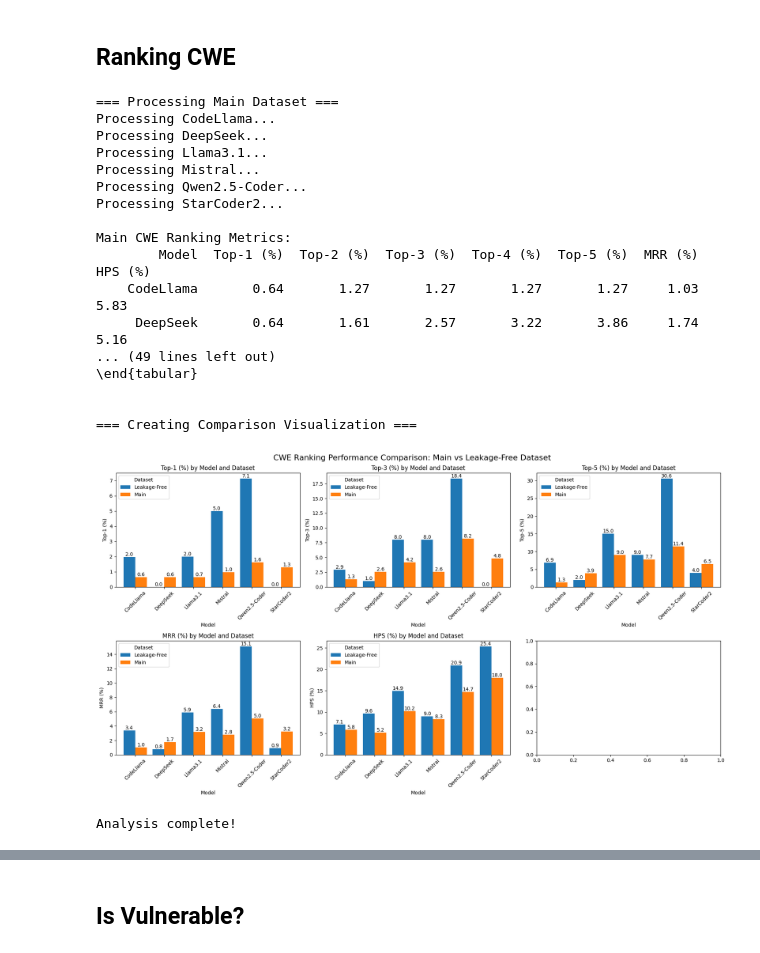
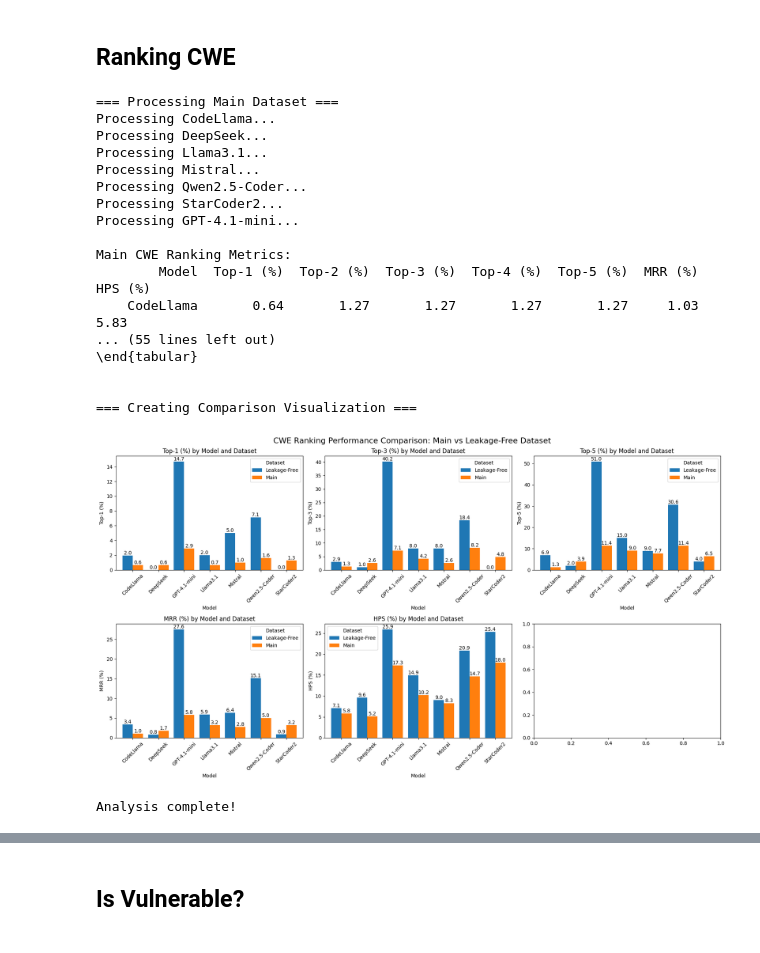
Before and after one commit to Erroristotle/LLMKernelBench, a Jupyter notebook: evaluate.ipynb, the cells around one changed output, grey strips where cells are left out. Drawn from its saved outputs; the diff is of its cells as text; code cells hidden in the pictures.

```diff
--- a/evaluate.ipynb
+++ b/evaluate.ipynb
@@ -97,7 +97,7 @@ from datetime import datetime
 
 def load_cwe_hierarchy():
     try:
-        with open('/home/azibaeir/Research/VulnLLMEval-SANER/cwe_hierarchy.json', 'r') as f:
+        with open('./cwe_hierarchy.json', 'r') as f:
             return json.load(f)
     except FileNotFoundError:
         print("Error: CWE hierarchy file not found")
@@ -234,7 +234,7 @@ print("CWE PILLAR CLASSIFICATION ANALYSIS")
 print("="*80)
 
 pillar_counts, vulnerability_classifications, unmapped_cwes, unclassified_vulnerabilities = classify_database_by_cwe_pillars(
-    '/home/azibaeir/Research/VulnLLMEval-SANER/data/database.sqlite'
+    './data/database.sqlite'
 )
 
 # Calculate statistics
@@ -599,7 +580,7 @@ import matplotlib.pyplot as plt
 def load_cwe_hierarchy():
     """Load CWE hierarchy from JSON file."""
     try:
-        with open('/home/azibaeir/Research/VulnLLMEval-SANER/cwe_hierarchy.json', 'r') as f:
+        with open('./cwe_hierarchy.json', 'r') as f:
             return json.load(f)
     except FileNotFoundError:
         print("Warning: CWE hierarchy file not found. HPS scores will not be calculated.")
@@ -827,22 +808,24 @@ def process_database(db_file, llm_name):
 
 # Define main dataset model files
 main_model_files = {
-    'CodeLlama': '/home/azibaeir/Research/VulnLLMEval-SANER/output/database_codellama_database.sqlite',
-    'DeepSeek': '/home/azibaeir/Research/VulnLLMEval-SANER/output/database_deepseek_database.sqlite',
-    'Llama3.1': '/home/azibaeir/Research/VulnLLMEval-SANER/output/database_llama_database.sqlite',
-    'Mistral': '/home/azibaeir/Research/VulnLLMEval-SANER/output/database_mistral_database.sqlite',
-    'Qwen2.5-Coder': '/home/azibaeir/Research/VulnLLMEval-SANER/output/database_qwen3_coder_database.sqlite',
-    'StarCoder2': '/home/azibaeir/Research/VulnLLMEval-SANER/output/database_starcoder_database.sqlite'
+    'CodeLlama': './output/database_codellama_database.sqlite',
+    'DeepSeek': './output/database_deepseek_database.sqlite',
+    'Llama3.1': './output/database_llama_database.sqlite',
+    'Mistral': './output/database_mistral_database.sqlite',
+    'Qwen2.5-Coder': './output/database_qwen3_coder_database.sqlite',
+    'StarCoder2': './output/database_starcoder_database.sqlite',
+    "GPT-4.1-mini": './output/database_gpt-4.1_database.sqlite'
 }
 
 # Define leakage-free dataset model files
 leakagefree_model_files = {
-    'CodeLlama': '/home/azibaeir/Research/VulnLLMEval-SANER/output/leakagefree/database_codellama_database_leakagefree.sqlite',
-    'DeepSeek': '/home/azibaeir/Research/VulnLLMEval-SANER/output/leakagefree/database_deepseek_database_leakagefree.sqlite',
-    'Llama3.1': '/home/azibaeir/Research/VulnLLMEval-SANER/output/leakagefree/database_llama_database_leakagefree.sqlite',
-    'Mistral': '/home/azibaeir/Research/VulnLLMEval-SANER/output/leakagefree/database_mistral_database_leakagefree.sqlite',
-    'Qwen2.5-Coder': '/home/azibaeir/Research/VulnLLMEval-SANER/output/leakagefree/database_qwen3_coder_database_leakagefree.sqlite',
-    'StarCoder2': '/home/azibaeir/Research/VulnLLMEval-SANER/output/leakagefree/database_starcoder_database_leakagefree.sqlite'
+    'CodeLlama': './output/leakagefree/database_codellama_database_leakagefree.sqlite',
+    'DeepSeek': './output/leakagefree/database_deepseek_database_leakagefree.sqlite',
+    'Llama3.1': './output/leakagefree/database_llama_database_leakagefree.sqlite',
+    'Mistral': './output/leakagefree/database_mistral_database_leakagefree.sqlite',
+    'Qwen2.5-Coder': './output/leakagefree/database_qwen3_coder_database_leakagefree.sqlite',
+    'StarCoder2': './output/leakagefree/database_starcoder_database_leakagefree.sqlite',
+    "GPT-4.1-mini": './output/leakagefree/database_gpt-4.1_database_leakagefree.sqlite'
 }
 
 def process_dataset(model_files, dataset_name):
@@ -909,34 +892,34 @@ if not main_results.empty and not leakagefree_results.empty:
         ax.set_title(f'{metric} by Model and Dataset')
         ax.set_xlabel('Model')
         ax.set_ylabel(metric)
         ax.legend(title='Dataset')
         ax.tick_params(axis='x', rotation=45)
 
         # Add value labels on bars
         for container in ax.containers:
             ax.bar_label(container, fmt='%.1f')
 
     plt.tight_layout()
     plt.show()
 
 print("\nAnalysis complete!")
 # %% [output]
 === Processing Main Dataset ===
 Processing CodeLlama...
 Processing DeepSeek...
 Processing Llama3.1...
 Processing Mistral...
 Processing Qwen2.5-Coder...
 Processing StarCoder2...
+Processing GPT-4.1-mini...
 
 Main CWE Ranking Metrics:
         Model  Top-1 (%)  Top-2 (%)  Top-3 (%)  Top-4 (%)  Top-5 (%)  MRR (%)  HPS (%)
     CodeLlama       0.64       1.27       1.27       1.27       1.27     1.03     5.83
-     DeepSeek       0.64       1.61       2.57       3.22       3.86     1.74     5.16
-... (49 lines left out)
+... (55 lines left out)
 \end{tabular}
 
 
 === Creating Comparison Visualization ===
-[figure, old version]
+[figure, new version]
 Analysis complete!
```
Also changed, not shown: parts of 11 cells of this notebook.
